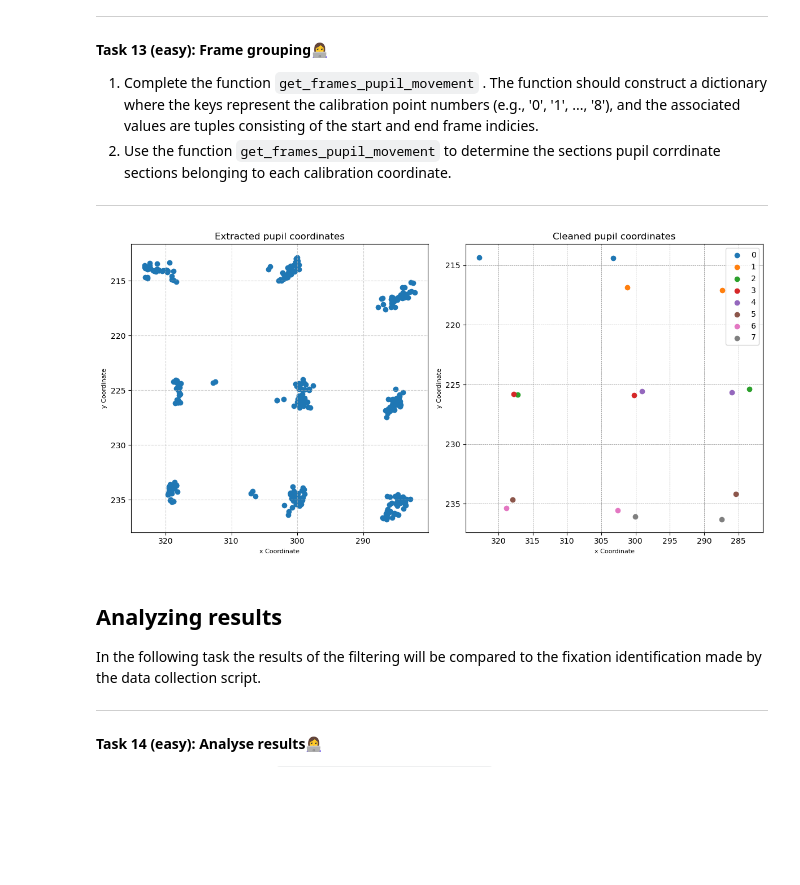
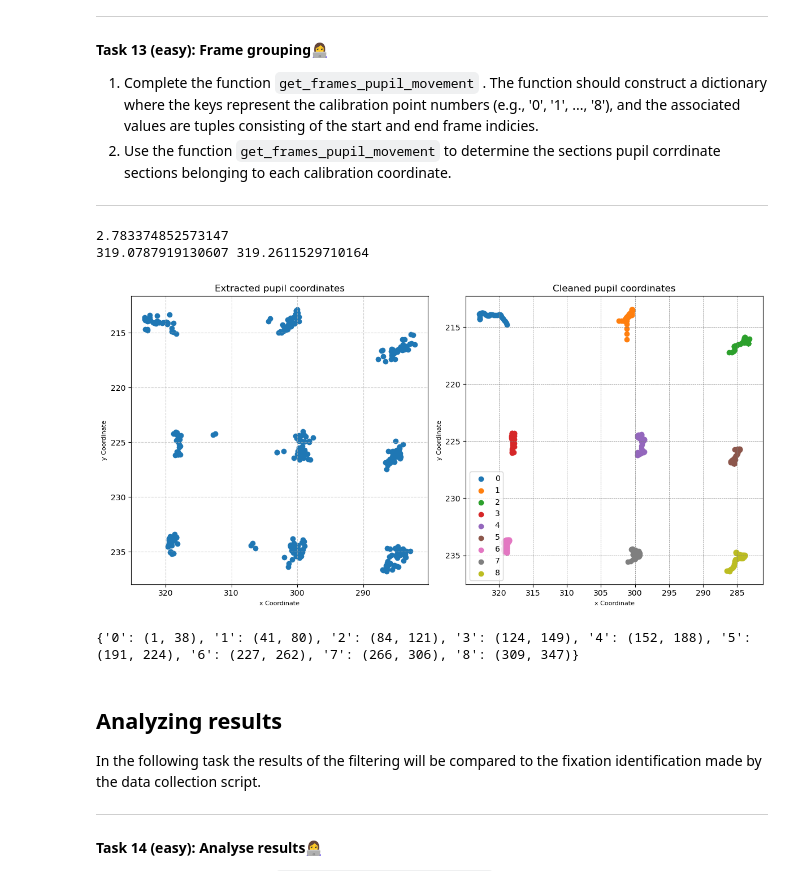
Before and after one commit to Casper2411/MachineLearningExercises, a Jupyter notebook: W08/01-data_cleaning.ipynb, the cells around one changed output. Cells and saved outputs as stored; diff of their text form; code cells hidden in the pictures; blank space fills up the shorter version.

```diff
--- a/W08/01-data_cleaning.ipynb
+++ b/W08/01-data_cleaning.ipynb
@@ -505,43 +505,56 @@ The next step is to utilize the charateristics of the derivative of the smoothed
 # %%
 def get_frames_pupil_movement(cleaned_der, data):
     """
     Identifies segments of pupil movement based on changes in the cleaned derivative.
     Parameters:
         cleaned_der (list or numpy array): A 1D array of the derivative values of the cleaned data, indicating changes in pupil position over time.
         data (list or numpy array): The original data corresponding to the pupil movement.
 
     Returns:
         dict ( {string: tuple(int, int)} ): A dictionary where the keys are calibration point numbers (as strings) and the values are tuples
               containing the start and end frame numbers for each segment.
     """
     #chat help
     frames = {}
-    threshold_der = np.mean(np.abs(cleaned_der)) * 1.5
+    threshold_der = np.mean(np.abs(cleaned_der)) * 0.79
     threshold_data = np.std(data) * 0.2  # only count movement if position changes enough
+    print(threshold_data)
+    print(data[3], data[4])
 
-    moving = False
+    in_fixation = False
     start = 0
     segment = 0
 
-    for i in range(1, len(cleaned_der)):
+    for i in range(0, len(cleaned_der)):
+        stable = (
+                abs(cleaned_der[i]) <= threshold_der
+                and
+                abs(data[i] - data[i-1]) <= threshold_data
+            )
+
         # movement happens if derivative or actual change in data is large
-        if (abs(cleaned_der[i]) > threshold_der or abs(data[i] - data[i-1]) > threshold_data) and not moving:
-            moving = True
+        if stable and not in_fixation:
+            in_fixation = True
             start = i
-        elif (abs(cleaned_der[i]) <= threshold_der and abs(data[i] - data[i-1]) <= threshold_data) and moving:
-            moving = False
-            frames[str(segment)] = (start, i)
+        elif not stable and in_fixation:
+            in_fixation = False
+            frames[str(segment)] = (start, i-1)
             segment += 1
 
     # handle last open segment
-    if moving:
+    if in_fixation:
         frames[str(segment)] = (start, len(data) - 1)
 
     return frames
-frames = get_frames_pupil_movement(der_x_cleaned, cleaned_px) # Can guess which point we are working with just with the x value apparently...
+frames = get_frames_pupil_movement(der_x_cleaned, cleaned_px) # Can guess which point we are working with just with the x value.
 filtering_util.plot_pupil_coordinates(frames, px, py, cleaned_px, cleaned_py)
+
+print(frames)
 # %% [output]
+2.783374852573147
+319.0787919130607 319.2611529710164
-[figure, old version]
+[figure, new version]
+{'0': (1, 38), '1': (41, 80), '2': (84, 121), '3': (124, 149), '4': (152, 188), '5': (191, 224), '6': (227, 262), '7': (266, 306), '8': (309, 347)}
 # %% [markdown]
 ## Analyzing results
 In the following task the results of the filtering will be compared to the fixation identification made by the data collection script.
```
Also changed, not shown: parts of 3 cells of this notebook, 2 other files.
